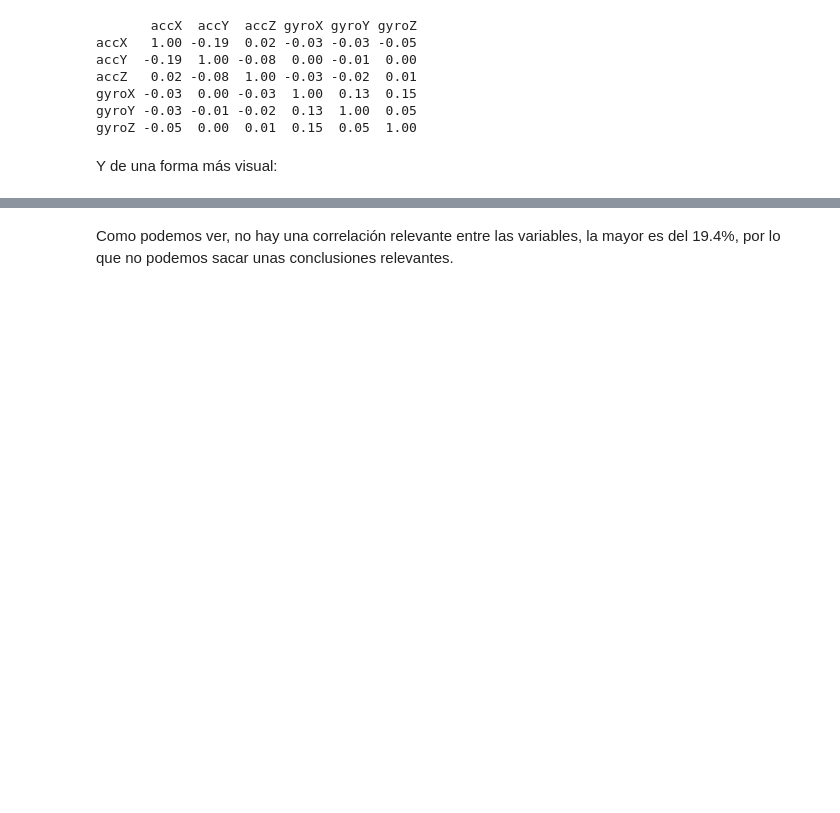
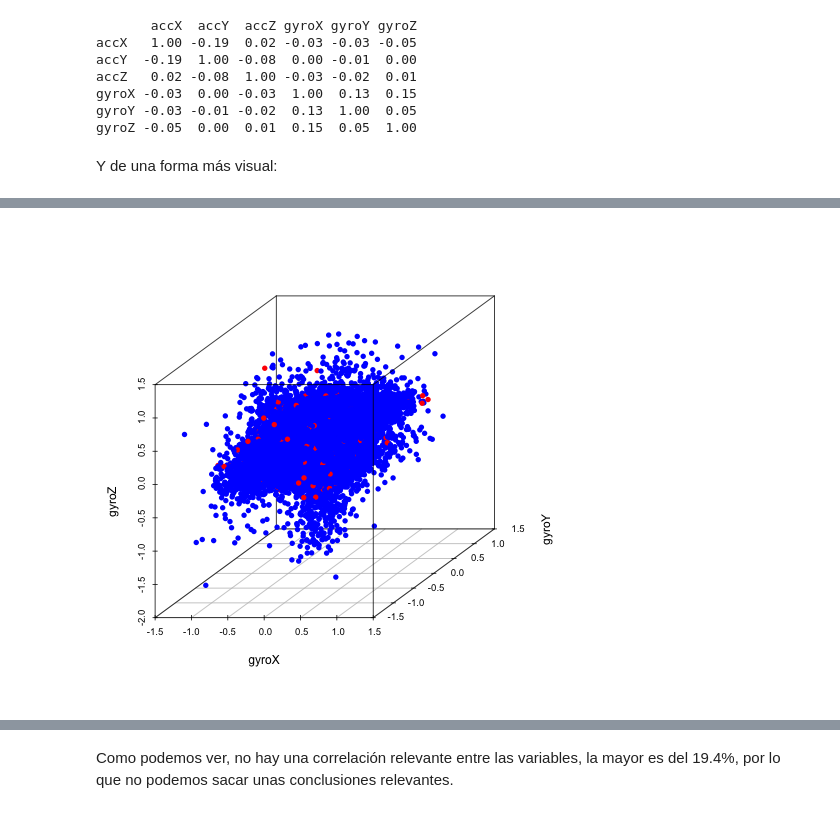
Before and after one commit to Arturo-Hernanz-CM/analisis_datos_modelo_series_temporales_pasajeros_avion, a Jupyter notebook: modelo_series.ipynb, the cells around one changed output, grey strips where cells are left out. Saved outputs shown, nothing was run; the diff lists cells and outputs as text; code cells hidden in the pictures; blank space fills up the shorter version.

```diff
--- a/modelo_series.ipynb
+++ b/modelo_series.ipynb
@@ -337,3 +329,16 @@ ggpairs(num_vars, size = 3)
+# %%
+%%R
+activity_factor <- factor(dfMedidas$Activity, levels = c(0,1))
+cols <- c("red","blue")[activity_factor]
+
+scatterplot3d(dfMedidas$gyroX,
+              dfMedidas$gyroY,
+              dfMedidas$gyroZ,
+              color = cols,
+              pch = 16,
+              xlab="gyroX", ylab="gyroY", zlab="gyroZ")
+# %% [output]
+[figure, added]
 # %%
 %%R
 num_vars <- dfMedidas[, sapply(dfMedidas, is.numeric)]
```
Also changed, not shown: parts of 10 cells of this notebook.
